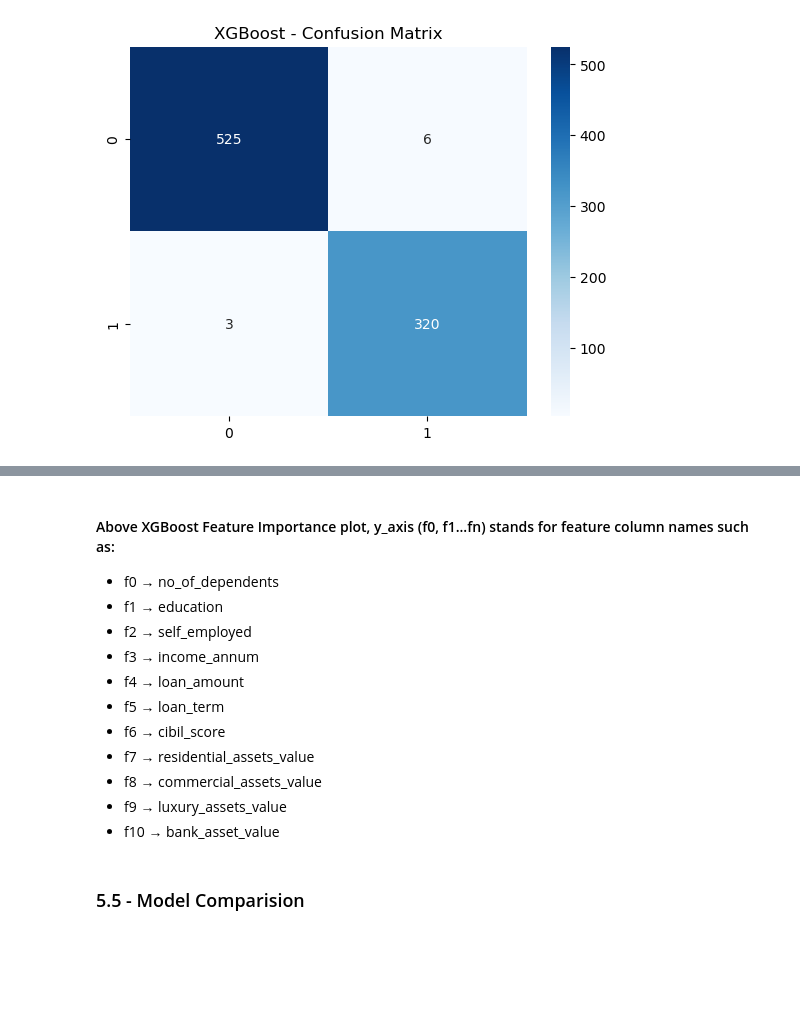
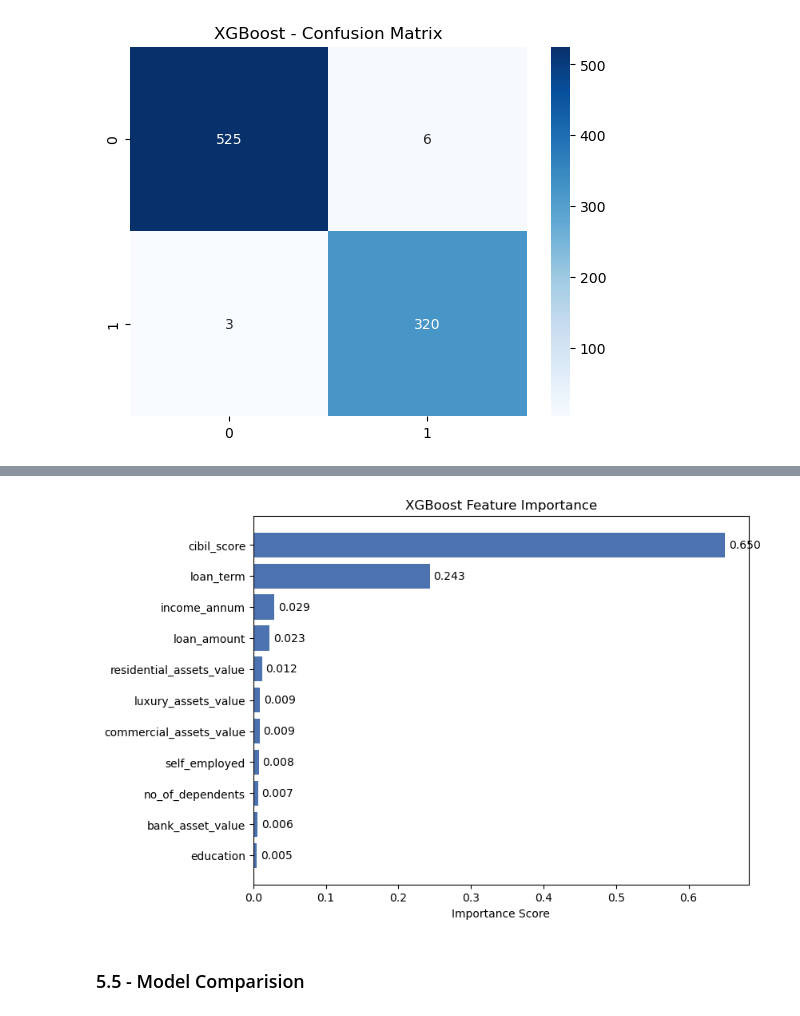
Before and after one commit to md-faiyazkhan/loan-default-prediction-v2, a Jupyter notebook: notebooks/loan_prediction.ipynb, the cells around one changed output, grey strips where cells are left out. Saved outputs shown, nothing was run; the diff lists cells and outputs as text; code cells hidden in the pictures; blank space fills up the shorter version.

Commit message:
Improved feature importance visualization

```diff
--- a/notebooks/loan_prediction.ipynb
+++ b/notebooks/loan_prediction.ipynb
@@ -246,3 +246,6 @@ X_train, X_test, y_train, y_test = train_test_split(X, y, test_size=0.2, random_
 print(X_train.shape, X_test.shape)
 # %% [output]
 (3415, 11) (854, 11)
+# %%
+feature_cols = list(X_train.columns)
+feature_cols
@@ -399,16 +405,22 @@ plt.show()
-# %% [markdown]
-#### Above XGBoost Feature Importance plot, y_axis (f0, f1...fn) stands for feature column names such as:
-- f0  → no_of_dependents
-- f1  → education
-- f2  → self_employed
-- f3  → income_annum
-- f4  → loan_amount
-- f5  → loan_term
-- f6  → cibil_score
-- f7  → residential_assets_value
-- f8  → commercial_assets_value
-- f9  → luxury_assets_value
-- f10 → bank_asset_value
+# %%
+# Feature Importance
+importance_df = pd.DataFrame({
+    'Feature': feature_cols,
+    'Importance': xgb.feature_importances_
+}).sort_values('Importance', ascending=True)
+
+plt.figure(figsize=(8, 6))
+bars = plt.barh(importance_df['Feature'], importance_df['Importance'], color='#4C72B0')
+
+for bar in bars:
+    width = bar.get_width()
+    plt.text(width + 0.005, bar.get_y() + bar.get_height()/2, f'{width:.3f}', va='center')
+
+plt.title('XGBoost Feature Importance')
+plt.xlabel('Importance Score')
+plt.show()
+# %% [output]
+[figure, added]
 # %% [markdown]
 ### 5.5 - Model Comparision
 # %%
```
Also changed, not shown: parts of 2 cells of this notebook.
